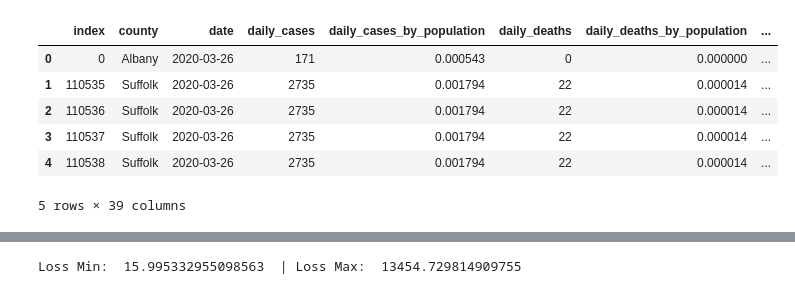
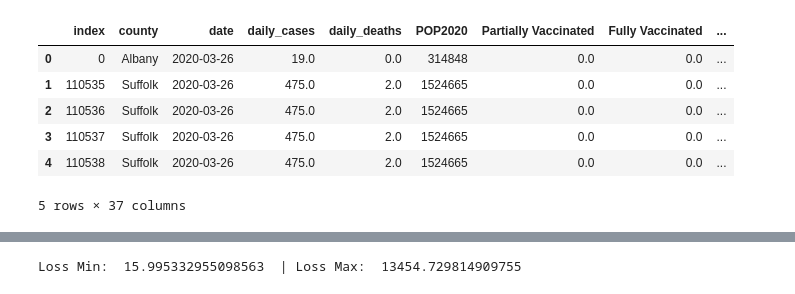
Before and after one commit to AnishaMathur/NY-State-Covid-Analysis, a Jupyter notebook: notebooks/ML2.ipynb, the cells around one changed output, grey strips where cells are left out. Drawn from its saved outputs; the diff is of its cells as text; code cells hidden in the pictures.

```diff
--- a/notebooks/ML2.ipynb
+++ b/notebooks/ML2.ipynb
@@ -3,16 +3,16 @@ import pandas as pd
 import numpy as np
 import matplotlib.pyplot as plt
 # %%
-df = pd.read_parquet('../data/final_dataset_v2.parquet')
+df = pd.read_parquet('../data/final_dataset_v3.parquet')
 df.head()
 # %% [output]
-|  | index | county | date | daily_cases | daily_cases_by_population | daily_deaths | daily_deaths_by_population | ... |
-| 0 | 0 | Albany | 2020-03-26 | 171 | 0.000543 | 0 | 0.000000 | ... |
-| 1 | 110535 | Suffolk | 2020-03-26 | 2735 | 0.001794 | 22 | 0.000014 | ... |
-| 2 | 110536 | Suffolk | 2020-03-26 | 2735 | 0.001794 | 22 | 0.000014 | ... |
-| 3 | 110537 | Suffolk | 2020-03-26 | 2735 | 0.001794 | 22 | 0.000014 | ... |
-| 4 | 110538 | Suffolk | 2020-03-26 | 2735 | 0.001794 | 22 | 0.000014 | ... |
+|  | index | county | date | daily_cases | daily_deaths | POP2020 | Partially Vaccinated | Fully Vaccinated | ... |
+| 0 | 0 | Albany | 2020-03-26 | 19.0 | 0.0 | 314848 | 0.0 | 0.0 | ... |
+| 1 | 110535 | Suffolk | 2020-03-26 | 475.0 | 2.0 | 1524665 | 0.0 | 0.0 | ... |
+| 2 | 110536 | Suffolk | 2020-03-26 | 475.0 | 2.0 | 1524665 | 0.0 | 0.0 | ... |
+| 3 | 110537 | Suffolk | 2020-03-26 | 475.0 | 2.0 | 1524665 | 0.0 | 0.0 | ... |
+| 4 | 110538 | Suffolk | 2020-03-26 | 475.0 | 2.0 | 1524665 | 0.0 | 0.0 | ... |
-5 rows × 39 columns
+5 rows × 37 columns
 # %%
 df_sorted = df.copy()
 df_sorted.drop(['index'], axis=1, inplace=True)
```
Also changed, not shown: parts of 10 cells of this notebook, 12 other files.
